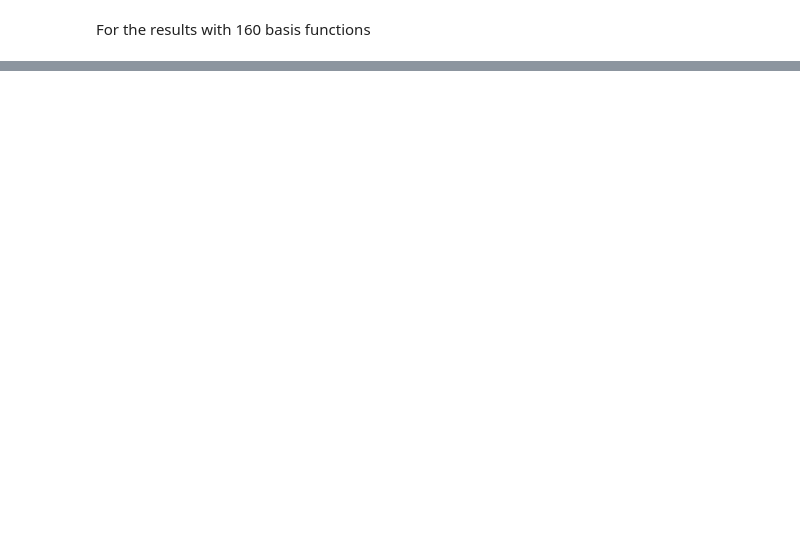
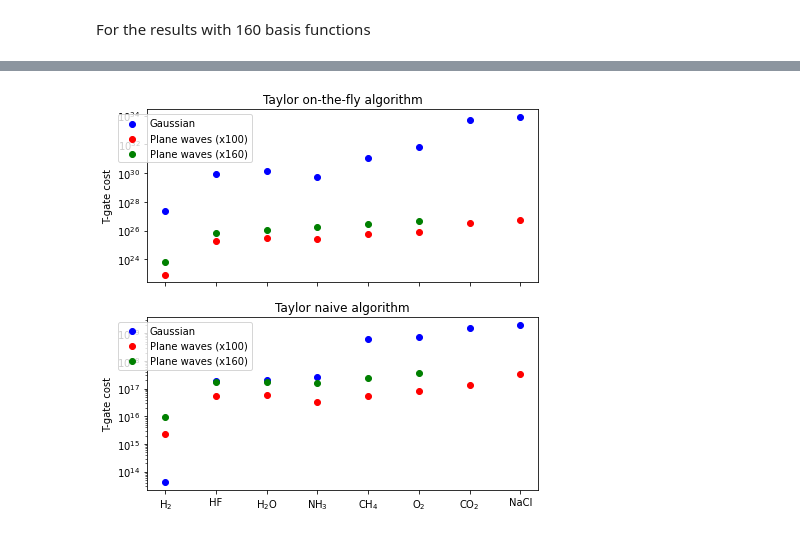
Before and after one commit to PabloAMC/TFermion, a Jupyter notebook: Plot_generation.ipynb, the cells around one changed output, grey strips where cells are left out. Cells and saved outputs as stored; diff of their text form; code cells hidden in the pictures; blank space fills up the shorter version.

```diff
--- a/Plot_generation.ipynb
+++ b/Plot_generation.ipynb
@@ -140,4 +143,6 @@ plt.show()
 For the results with 160 basis functions
 # %%
 df_160 = pd.read_csv('results/results_160.csv', delimiter  = ',', index_col = 'Methods')
-df2_160 = df_160[['Taylor naive', 'Taylor on-the-fly', 'L. d. Taylor naive', 'L. d. Tay. on-the-fly']].copy()
+labels160 = ['Taylor naive', 'Taylor on-the-fly', 'L. d. Taylor naive', 'L. d. Tay. on-the-fly']
+df_160.index = labels160
+df_160
@@ -143,0 +155,3 @@ df2_160 = df_160[['Taylor naive', 'Taylor on-the-fly', 'L. d. Taylor naive', 'L.
+# %%
+df2_160 = df_160.T
+df2_160
@@ -144,20 +166,22 @@ df2_160 = df_160[['Taylor naive', 'Taylor on-the-fly', 'L. d. Taylor naive', 'L.
 # %%
 fig, (ax2, ax1) = plt.subplots(2, 1, sharex=True,figsize=(7,7))
 ax1.scatter(df2.index, df2['Taylor naive'], c = 'blue', label = 'Gaussian')
 ax1.scatter(df2.index, df2['L. d. Taylor naive'], c = 'red', label = 'Plane waves (x100)')
-ax1.scatter(df2.index, df2_160['L. d. Taylor naive'], c = 'green', label = 'Plane waves (x160)')
+ax1.scatter(df2.index[:len(df2_160.index)], df2_160['L. d. Taylor naive'], c = 'green', label = 'Plane waves (x160)')
 ax1.set_title('Taylor naive algorithm')
 ax1.set_yscale('log')
 ax1.set_ylabel('T-gate cost')
 ax1.legend(bbox_to_anchor=(0.28, 1))
 
 ax2.scatter(df2.index, df2['Taylor on-the-fly'], c = 'blue', label = 'Gaussian')
 ax2.scatter(df2.index, df2['L. d. Tay. on-the-fly'], c = 'red', label = 'Plane waves (x100)')
-ax2.scatter(df2.index, df2_160['L. d. Tay. on-the-fly'], c = 'green', label = 'Plane waves (x160)')
+ax2.scatter(df2.index[:len(df2_160.index)], df2_160['L. d. Tay. on-the-fly'], c = 'green', label = 'Plane waves (x160)')
 ax2.set_title('Taylor on-the-fly algorithm')
 ax2.legend(bbox_to_anchor=(0.28, 1))
 ax2.set_yscale('log')
 ax2.set_ylabel('T-gate cost')
 
 plt.savefig('results/gaussian_vs_plane.pdf', format='pdf', bbox_inches='tight')
 plt.show()
+# %% [output]
+[figure, added]
```
Also changed, not shown: parts of 6 cells of this notebook, 2 other files.
